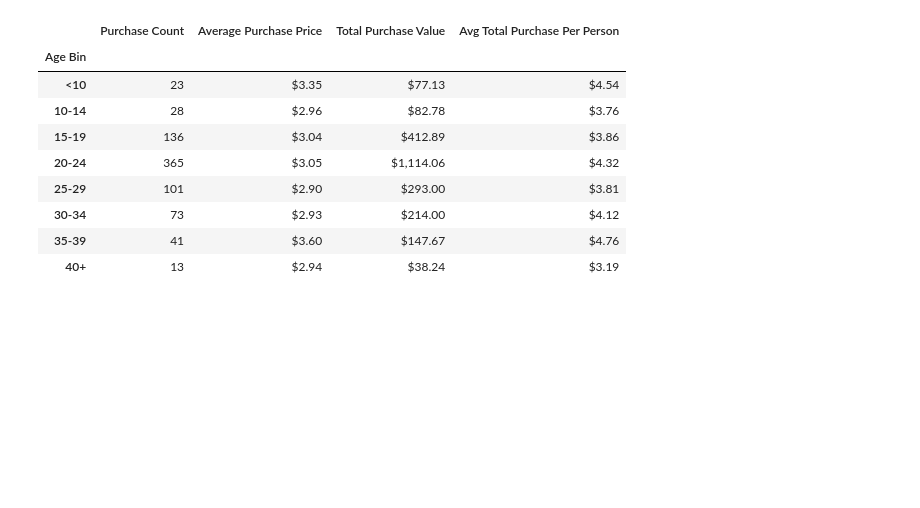
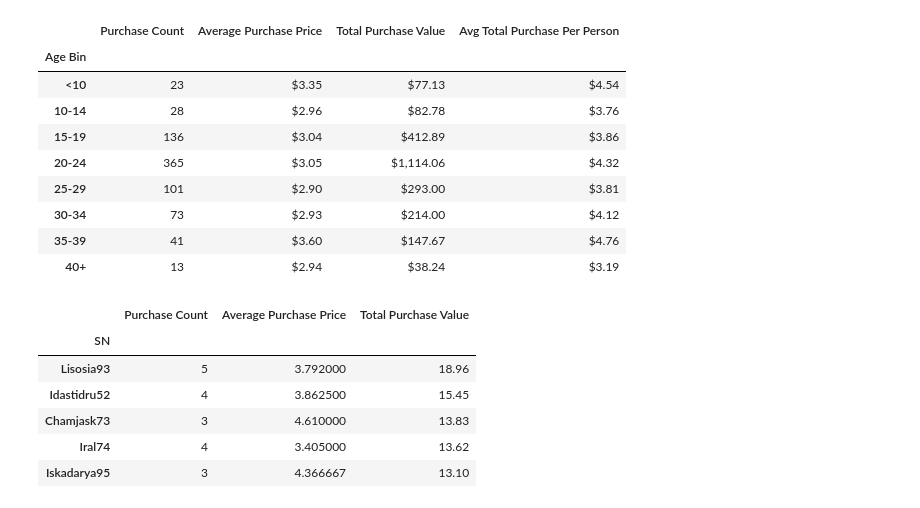
Before and after one commit to mgood13/pandas-challenge, a Jupyter notebook: HeroesofPymoli/Heroes_of_Pymoli.ipynb, the cells around one changed output. Drawn from its saved outputs; the diff is of its cells as text; code cells hidden in the pictures; blank space fills up the shorter version.

Commit message:
Finish top spender table

```diff
--- a/HeroesofPymoli/Heroes_of_Pymoli.ipynb
+++ b/HeroesofPymoli/Heroes_of_Pymoli.ipynb
@@ -265,3 +265,25 @@ age_summary_df
 | 30-34 | 73 | $2.93 | $214.00 | $4.12 |
 | 35-39 | 41 | $3.60 | $147.67 | $4.76 |
 | 40+ | 13 | $2.94 | $38.24 | $3.19 |
+# %%
+# Create our topspenders dataframe using purchase number as our initial column
+topspenders_df = purchase_df.groupby('SN')['Purchase ID'].count().to_frame()
+
+# Group by and create the summary values for average and total price
+topspenders_df['Average Purchase Price'] = purchase_df.groupby('SN')['Price'].mean()
+topspenders_df['Total Purchase Value'] = purchase_df.groupby('SN')['Price'].sum()
+
+topspenders_df = topspenders_df.rename(columns = {'Purchase ID': 'Purchase Count'})
+
+# Sort the dataframe by the total purchase value
+topspenders_df = topspenders_df.sort_values('Total Purchase Value', ascending = False)
+
+topspenders_df.head()
+# %% [output]
+|  | Purchase Count | Average Purchase Price | Total Purchase Value |
+| SN |  |  |  |
+| Lisosia93 | 5 | 3.792000 | 18.96 |
+| Idastidru52 | 4 | 3.862500 | 15.45 |
+| Chamjask73 | 3 | 4.610000 | 13.83 |
+| Iral74 | 4 | 3.405000 | 13.62 |
+| Iskadarya95 | 3 | 4.366667 | 13.10 |
```
Also changed, not shown: parts of 1 cell of this notebook.
